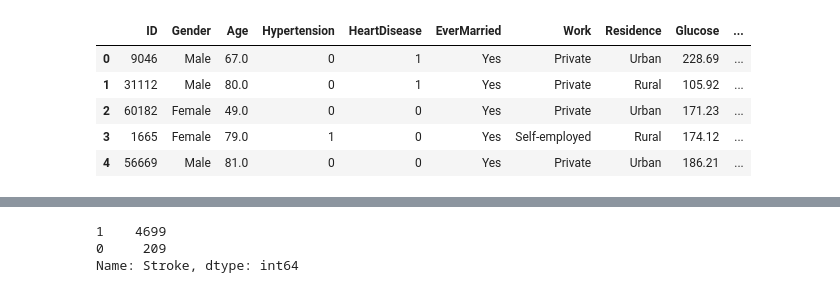
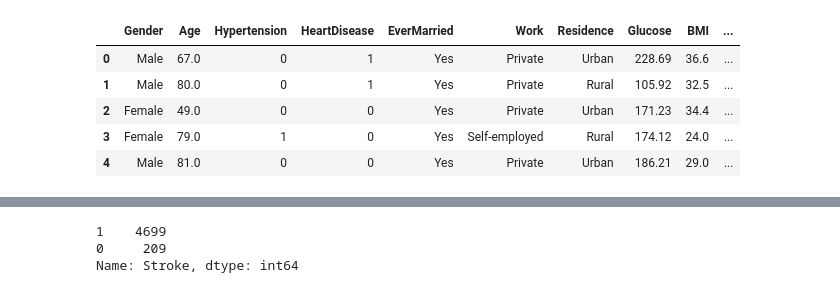
Before and after one commit to Mariapalacio96/Stroke_Prediction, a Jupyter notebook: Resampling_Stroke_prediction.ipynb, the cells around one changed output, grey strips where cells are left out. Saved outputs shown, nothing was run; the diff lists cells and outputs as text; code cells hidden in the pictures.

```diff
--- a/Resampling_Stroke_prediction.ipynb
+++ b/Resampling_Stroke_prediction.ipynb
@@ -30,14 +30,15 @@ db_string = f"postgresql://postgres:{password}@datastroke.c326vl9oo2i8.us-east-1
 engine = create_engine(db_string)
 stroke_df = pd.read_sql_query("SELECT * FROM stroke_clean",engine)
 # %%
+stroke_df.drop('ID', inplace=True, axis=1)
 stroke_df.head()
 # %% [output]
-|  | ID | Gender | Age | Hypertension | HeartDisease | EverMarried | Work | Residence | Glucose | ... |
-| 0 | 9046 | Male | 67.0 | 0 | 1 | Yes | Private | Urban | 228.69 | ... |
-| 1 | 31112 | Male | 80.0 | 0 | 1 | Yes | Private | Rural | 105.92 | ... |
-| 2 | 60182 | Female | 49.0 | 0 | 0 | Yes | Private | Urban | 171.23 | ... |
-| 3 | 1665 | Female | 79.0 | 1 | 0 | Yes | Self-employed | Rural | 174.12 | ... |
-| 4 | 56669 | Male | 81.0 | 0 | 0 | Yes | Private | Urban | 186.21 | ... |
+|  | Gender | Age | Hypertension | HeartDisease | EverMarried | Work | Residence | Glucose | BMI | ... |
+| 0 | Male | 67.0 | 0 | 1 | Yes | Private | Urban | 228.69 | 36.6 | ... |
+| 1 | Male | 80.0 | 0 | 1 | Yes | Private | Rural | 105.92 | 32.5 | ... |
+| 2 | Female | 49.0 | 0 | 0 | Yes | Private | Urban | 171.23 | 34.4 | ... |
+| 3 | Female | 79.0 | 1 | 0 | Yes | Self-employed | Rural | 174.12 | 24.0 | ... |
+| 4 | Male | 81.0 | 0 | 0 | Yes | Private | Urban | 186.21 | 29.0 | ... |
 # %%
 # Create our features
 X = stroke_df.drop("Stroke", axis=1)
```
Also changed, not shown: parts of 23 cells of this notebook, 11 other files.
